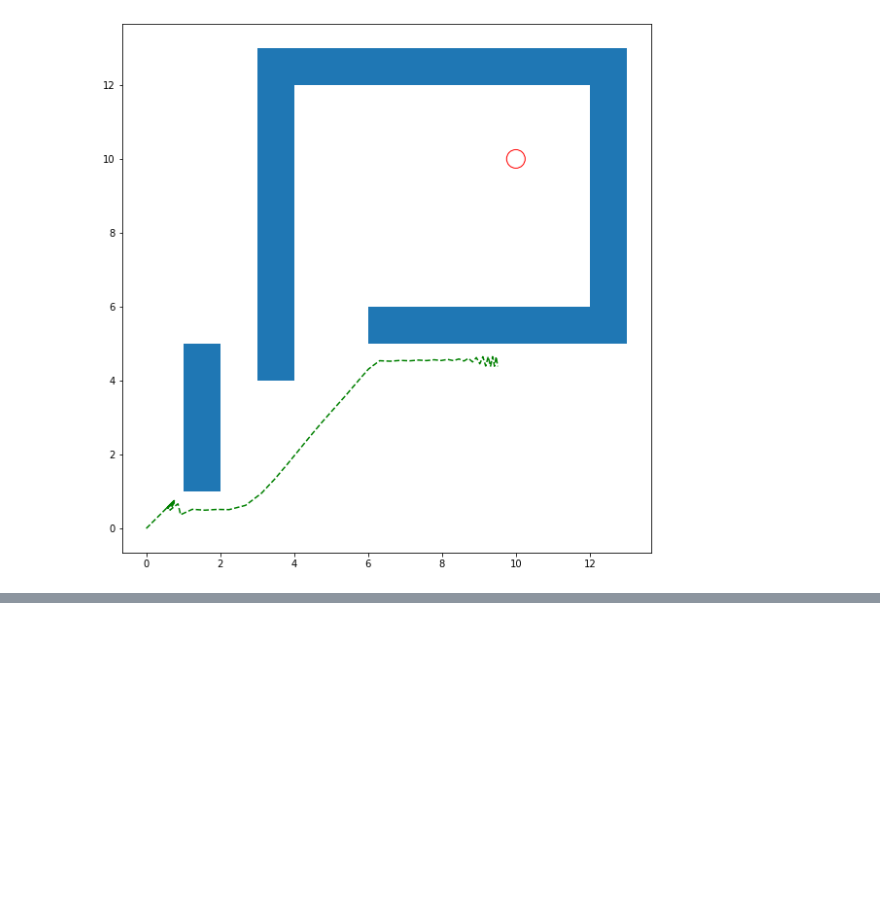
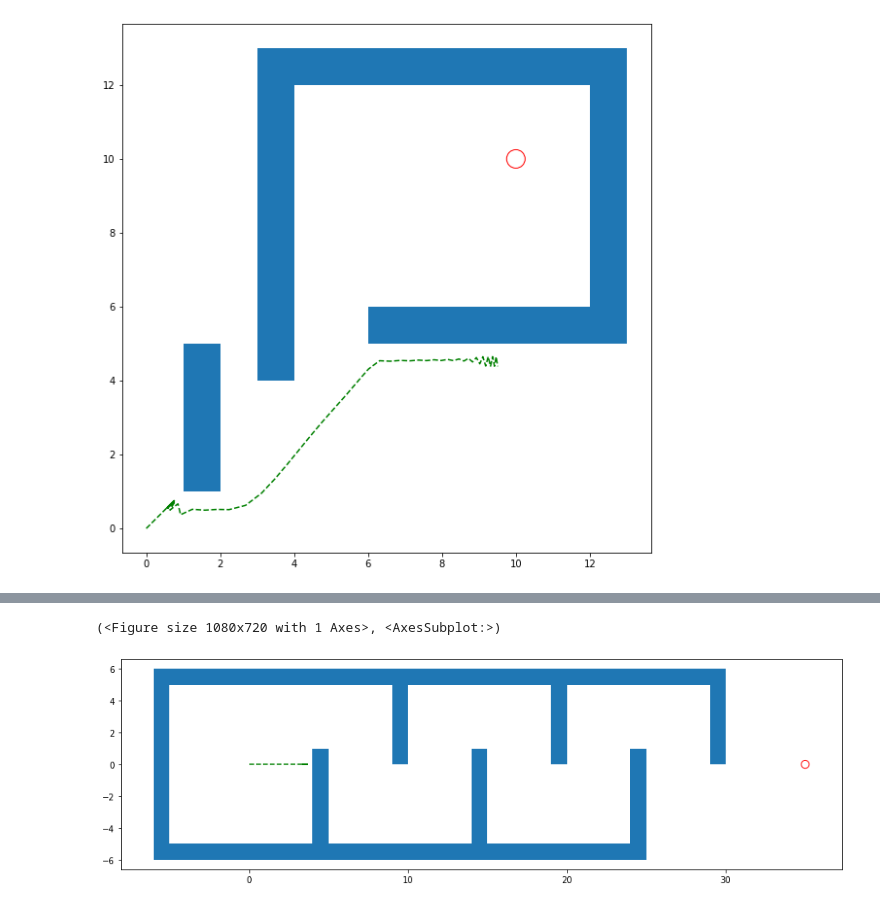
Before and after one commit to WhiffleFish/ASEN5519, a Jupyter notebook: HW3/P2Demo.ipynb, the cells around one changed output, grey strips where cells are left out. Drawn from its saved outputs; the diff is of its cells as text; code cells hidden in the pictures; blank space fills up the shorter version.

```diff
--- a/HW3/P2Demo.ipynb
+++ b/HW3/P2Demo.ipynb
@@ -49,0 +70,5 @@ Path Length: 15.698390066447036
+# %%
+RGD.plot_path()
+# %% [output]
+(<Figure size 1080x720 with 1 Axes>, <AxesSubplot:>)
+[figure, added]
```
Also changed, not shown: parts of 2 cells of this notebook, 2 other files.
